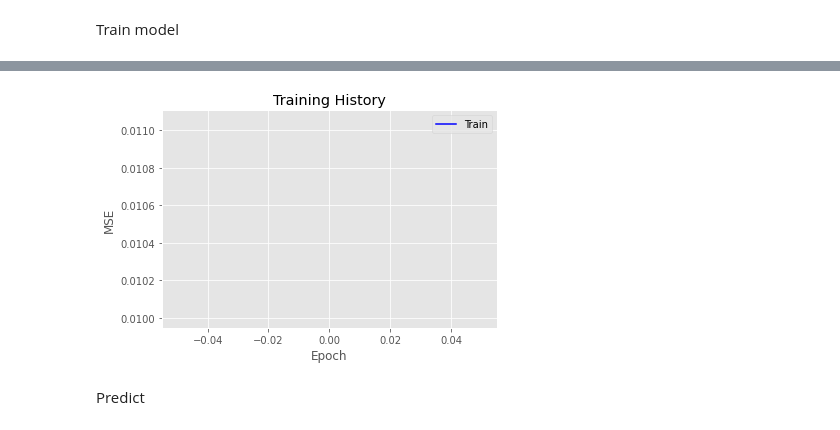
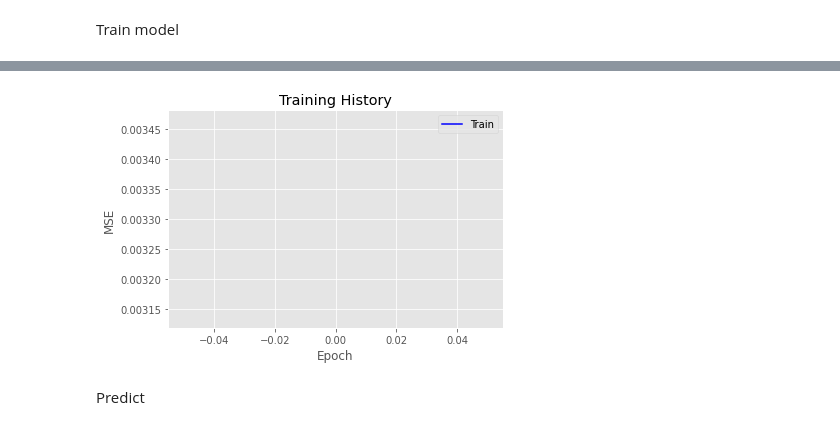
Before and after one commit to rafalopes74/EnergyConsumptionAI, a Jupyter notebook: EnergyConsumption.ipynb, the cells around one changed output, grey strips where cells are left out. Saved outputs shown, nothing was run; the diff lists cells and outputs as text; code cells hidden in the pictures.

```diff
--- a/EnergyConsumption.ipynb
+++ b/EnergyConsumption.ipynb
@@ -143,5 +143,5 @@ _________________________________________________________________
 Train model
 # %%
 %%time
-my_summary = lstm_model.fit(trainX, trainY, epochs=n_epochs, batch_size = 1)
+summary = lstm_model.fit(trainX, trainY, epochs=n_epochs, batch_size = 1)
 # %% [output]
@@ -152,14 +152,14 @@ Wall time: 2min 26s
 #my_model.save('LSTM_model.h5')
 #my_model = load_model('LSTM_model.h5')
 # %%
-plt.plot(my_summary.history['mse'], c="b")
+plt.plot(summary.history['loss'], c="b")
 plt.title('Training History')
 plt.ylabel('MSE')
 plt.xlabel('Epoch')
 plt.legend(['Train'], loc='upper right')
 plt.show()
 # %% [output]
-[figure, old version]
+[figure, new version]
 # %% [markdown]
 Predict
 # %%
```
Also changed, not shown: parts of 1 cell of this notebook.
